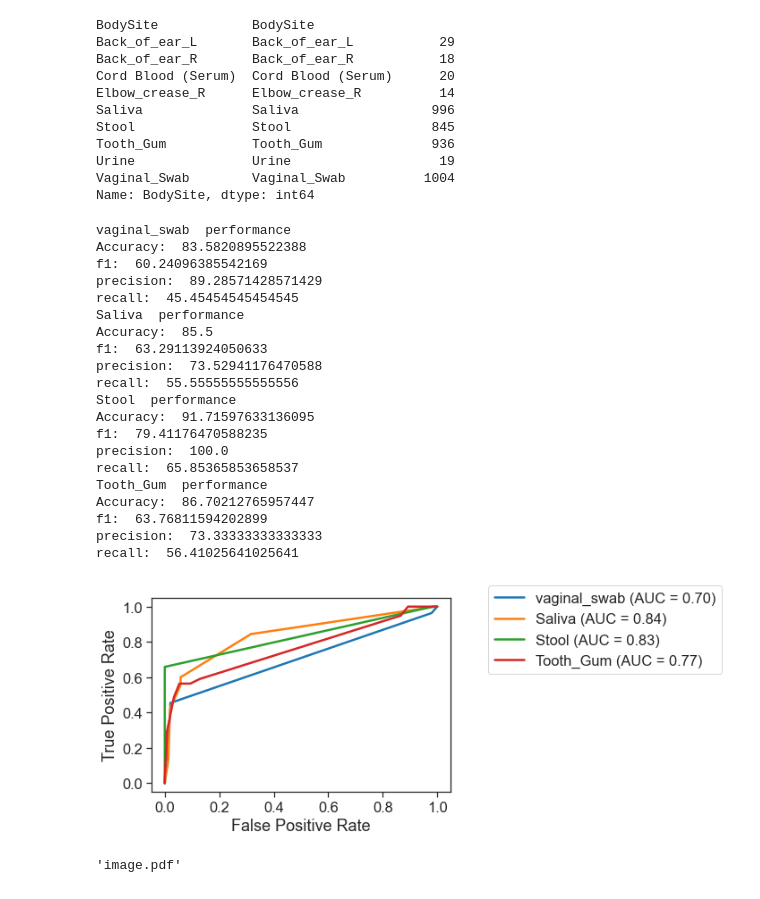
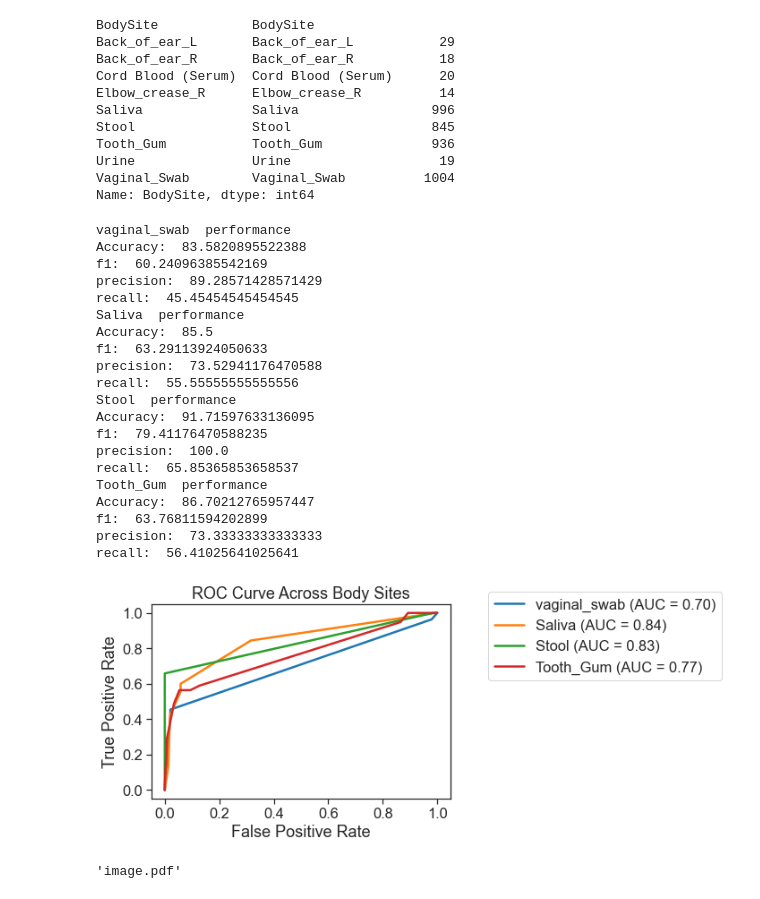
Before and after one commit to annabelng/microbiome, a Jupyter notebook: Training.ipynb, the cells around one changed output. Cells and saved outputs as stored; diff of their text form; code cells hidden in the pictures.

Commit message:
figure generation

```diff
--- a/Training.ipynb
+++ b/Training.ipynb
@@ -267,34 +267,35 @@ for i in range(len(body_labels)):
     recall = metrics.recall_score(test_labels[i], y_pred_dectree)
     recall_percentage = 100 * recall
     print('recall: ',recall_percentage)
 
     plot_roc_curve(dectree, test_features[i], test_labels[i], ax=ax,name=body_parts[i])
 
 leg = ax.legend()
 plt.legend(bbox_to_anchor=(1.1, 1.1), bbox_transform=ax.transAxes)
+plt.title("ROC Curve Across Body Sites")
 plt.savefig(basedir + '/figures/comparing_roc.png',bbox_inches = 'tight')
 # %% [output]
 vaginal_swab  performance
 Accuracy:  83.5820895522388
 f1:  60.24096385542169
 precision:  89.28571428571429
 recall:  45.45454545454545
 Saliva  performance
 Accuracy:  85.5
 f1:  63.29113924050633
 precision:  73.52941176470588
 recall:  55.55555555555556
 Stool  performance
 Accuracy:  91.71597633136095
 f1:  79.41176470588235
 precision:  100.0
 recall:  65.85365853658537
 Tooth_Gum  performance
 Accuracy:  86.70212765957447
 f1:  63.76811594202899
 precision:  73.33333333333333
 recall:  56.41025641025641
-[figure, old version]
+[figure, new version]
 # %%
 dot_data = tree.export_graphviz(dectrees[3],out_file=None,feature_names= body_features[3].columns,class_names=['Not Preterm','Preterm'])
 graph = graphviz.Source(dot_data)
```
Also changed, not shown: parts of 6 cells of this notebook, 3 other files.
